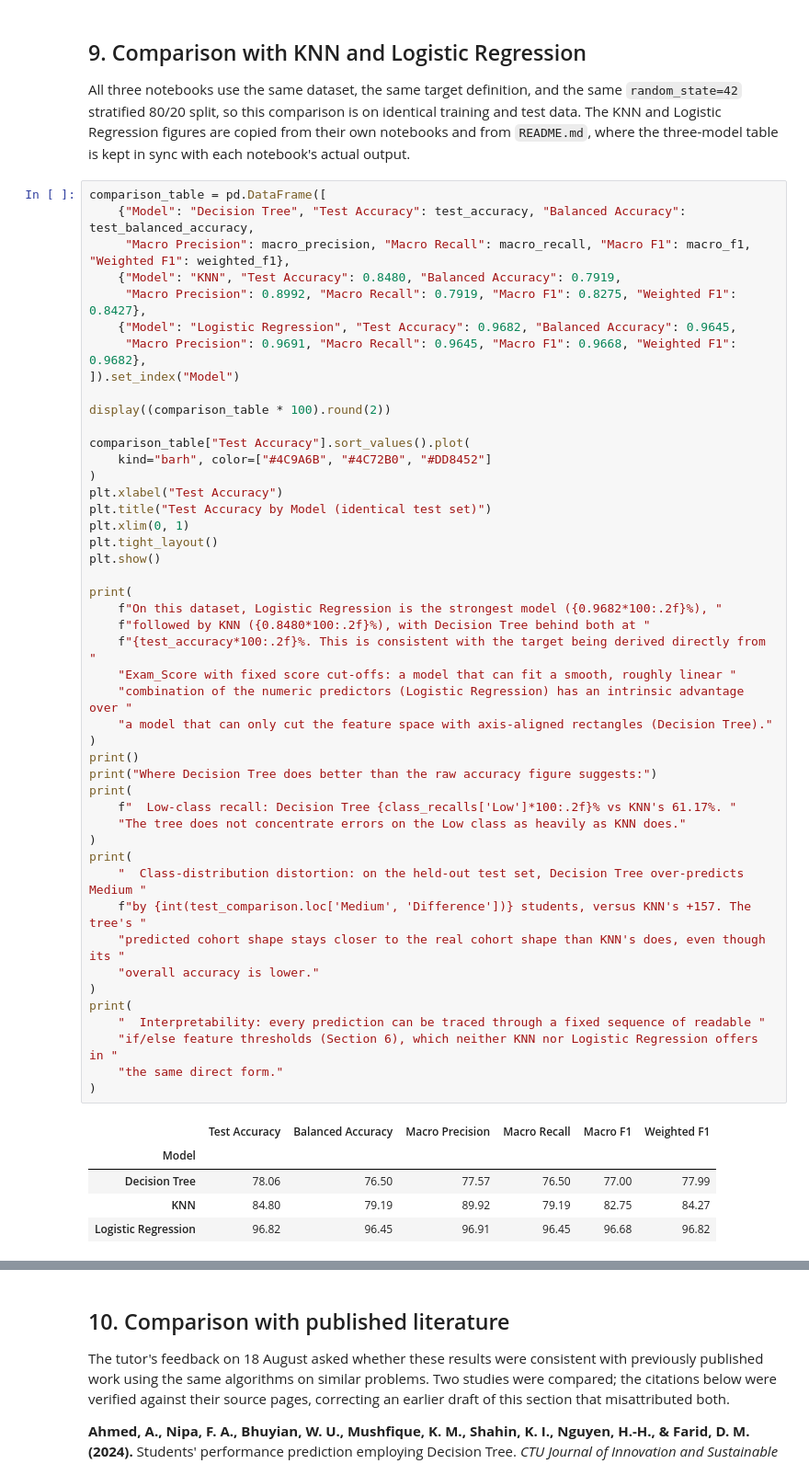
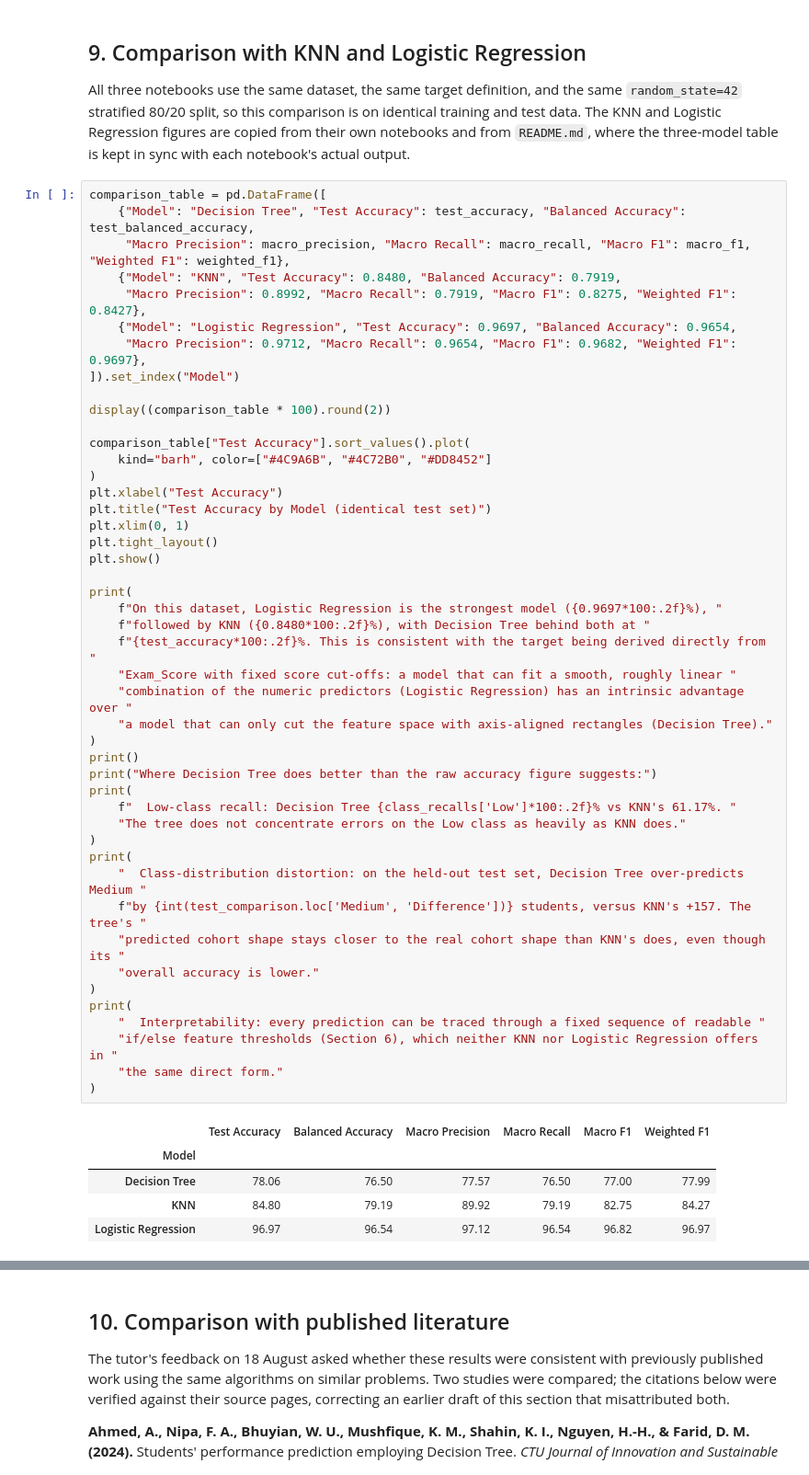
Before and after one commit to Hao0819/Machine-Learning-Supervised---Student-Academic-Performance-Prediction, a Jupyter notebook: decisionTree.ipynb, the cells around one changed output, grey strips where cells are left out. Shown at 92% size. Saved outputs shown, nothing was run; the diff lists cells and outputs as text.

Commit message:
Fix stale Logistic Regression comparison figure in decisionTree.ipynb (96.82% -> 96.97%)

```diff
--- a/decisionTree.ipynb
+++ b/decisionTree.ipynb
@@ -1069,8 +1069,8 @@ comparison_table = pd.DataFrame([
      "Macro Precision": macro_precision, "Macro Recall": macro_recall, "Macro F1": macro_f1, "Weighted F1": weighted_f1},
     {"Model": "KNN", "Test Accuracy": 0.8480, "Balanced Accuracy": 0.7919,
      "Macro Precision": 0.8992, "Macro Recall": 0.7919, "Macro F1": 0.8275, "Weighted F1": 0.8427},
-    {"Model": "Logistic Regression", "Test Accuracy": 0.9682, "Balanced Accuracy": 0.9645,
-     "Macro Precision": 0.9691, "Macro Recall": 0.9645, "Macro F1": 0.9668, "Weighted F1": 0.9682},
+    {"Model": "Logistic Regression", "Test Accuracy": 0.9697, "Balanced Accuracy": 0.9654,
+     "Macro Precision": 0.9712, "Macro Recall": 0.9654, "Macro F1": 0.9682, "Weighted F1": 0.9697},
 ]).set_index("Model")
 
 display((comparison_table * 100).round(2))
@@ -1085,34 +1085,34 @@ plt.tight_layout()
 plt.show()
 
 print(
-    f"On this dataset, Logistic Regression is the strongest model ({0.9682*100:.2f}%), "
+    f"On this dataset, Logistic Regression is the strongest model ({0.9697*100:.2f}%), "
     f"followed by KNN ({0.8480*100:.2f}%), with Decision Tree behind both at "
     f"{test_accuracy*100:.2f}%. This is consistent with the target being derived directly from "
     "Exam_Score with fixed score cut-offs: a model that can fit a smooth, roughly linear "
     "combination of the numeric predictors (Logistic Regression) has an intrinsic advantage over "
     "a model that can only cut the feature space with axis-aligned rectangles (Decision Tree)."
 )
 print()
 print("Where Decision Tree does better than the raw accuracy figure suggests:")
 print(
     f"  Low-class recall: Decision Tree {class_recalls['Low']*100:.2f}% vs KNN's 61.17%. "
     "The tree does not concentrate errors on the Low class as heavily as KNN does."
 )
 print(
     "  Class-distribution distortion: on the held-out test set, Decision Tree over-predicts Medium "
     f"by {int(test_comparison.loc['Medium', 'Difference'])} students, versus KNN's +157. The tree's "
     "predicted cohort shape stays closer to the real cohort shape than KNN's does, even though its "
     "overall accuracy is lower."
 )
 print(
     "  Interpretability: every prediction can be traced through a fixed sequence of readable "
     "if/else feature thresholds (Section 6), which neither KNN nor Logistic Regression offers in "
     "the same direct form."
 )
 # %% [output]
 |  | Test Accuracy | Balanced Accuracy | Macro Precision | Macro Recall | Macro F1 | Weighted F1 |
 | Model |  |  |  |  |  |  |
 | Decision Tree | 78.06 | 76.50 | 77.57 | 76.50 | 77.00 | 77.99 |
 | KNN | 84.80 | 79.19 | 89.92 | 79.19 | 82.75 | 84.27 |
-| Logistic Regression | 96.82 | 96.45 | 96.91 | 96.45 | 96.68 | 96.82 |
+| Logistic Regression | 96.97 | 96.54 | 97.12 | 96.54 | 96.82 | 96.97 |
 [figure]
```
Also changed, not shown: parts of 2 cells of this notebook.
